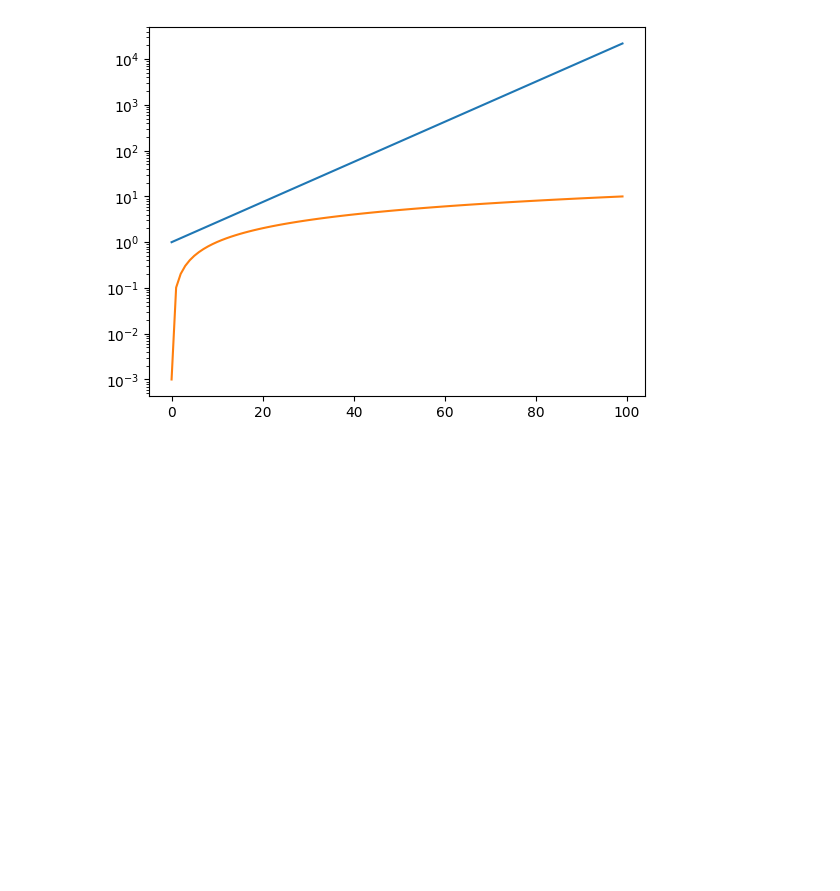
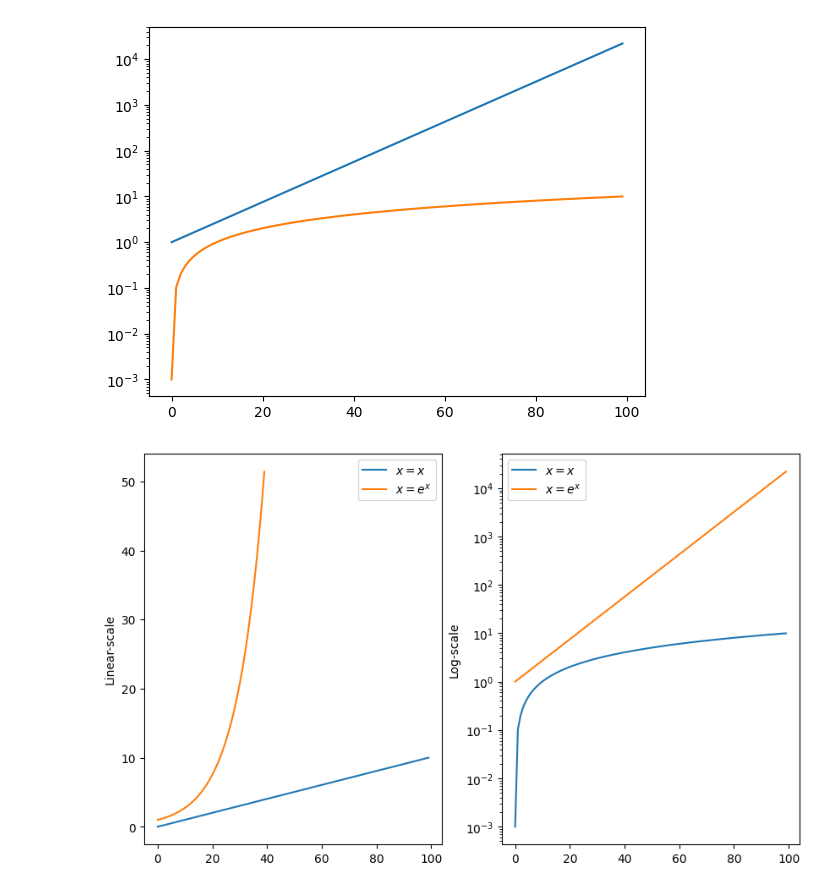
Before and after one commit to SiracencoSerghei/Statistics_and_ML, a Jupyter notebook: visualization/stats_visualizing_linePlots.ipynb, the cells around one changed output. Cells and saved outputs as stored; diff of their text form; code cells hidden in the pictures; blank space fills up the shorter version.

Commit message:
linePlots

```diff
--- a/visualization/stats_visualizing_linePlots.ipynb
+++ b/visualization/stats_visualizing_linePlots.ipynb
@@ -79,3 +79,18 @@ plt.show()
 # %% [output]
 [figure]
 [figure]
+# %%
+fig, ax = plt.subplots(1, 2, figsize=(10, 6))
+ax[0].plot(data_lin, label="$x=x$")
+ax[0].plot(data_log[:40], label="$x=e^x$")
+ax[0].set_ylabel('Linear-scale')
+ax[0].legend()
+
+ax[1].plot(data_lin, label="$x=x$")
+ax[1].plot(data_log, label="$x=e^x$")
+ax[1].set_ylabel('Log-scale')
+ax[1].set_yscale('log')
+ax[1].legend()
+plt.show();
+# %% [output]
+[figure, added]
```
